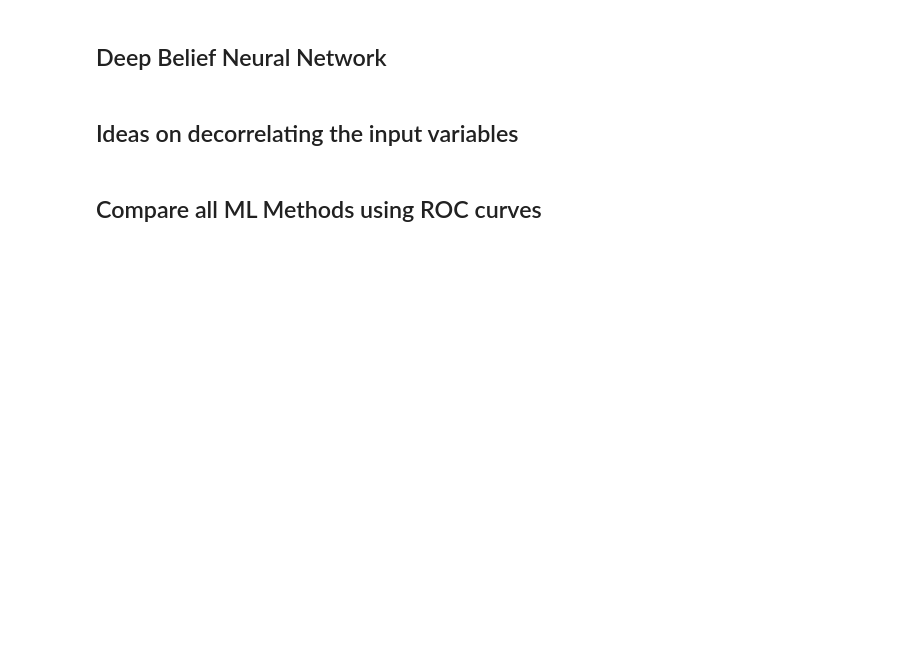
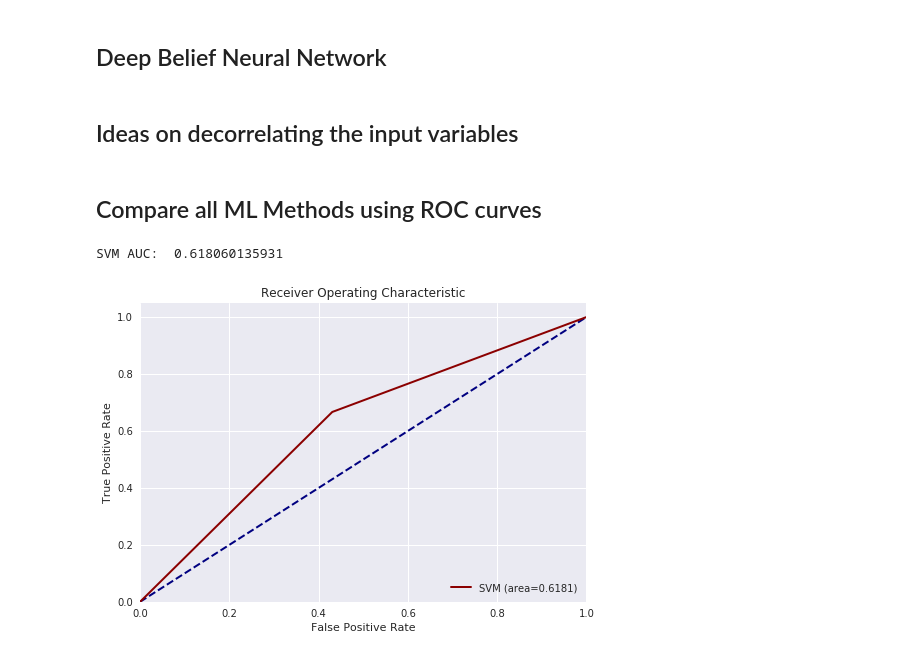
Before and after one commit to cbeiraod/LIPDataScienceSchool_2018, a Jupyter notebook: EDA.ipynb, the cells around one changed output. Saved outputs shown, nothing was run; the diff lists cells and outputs as text; code cells hidden in the pictures; blank space fills up the shorter version.

```diff
--- a/EDA.ipynb
+++ b/EDA.ipynb
@@ -497,3 +520,31 @@ dfGluonsDecorr = dfGluons.drop('isGluon',axis=1).dot(la.inv(la.cholesky(corrGluo
 dfGluonsDecorr.corr()
 # %% [markdown]
 ## Compare all ML Methods using ROC curves
+# %%
+from sklearn.metrics import roc_curve, auc
+
+plt.figure()
+lw=2
+
+plt.plot([0,1], [0,1], color='navy', lw=lw, linestyle='--')
+
+if SVM_YPred is not None:
+    #print roc_auc_score(SVM_YPred, YTest)
+
+    SVM_fpr, SVM_tpr, SVM_thresh = roc_curve(SVM_YPred, YTest)
+    SVM_auc = auc(SVM_fpr,SVM_tpr)
+
+    print "SVM AUC: ", SVM_auc
+
+    plt.plot(SVM_fpr, SVM_tpr, color='darkred', lw=lw, label="SVM (area=%0.4f)" % SVM_auc)
+
+plt.xlim([0.0, 1.0])
+plt.ylim([0.0, 1.05])
+plt.xlabel("False Positive Rate")
+plt.ylabel("True Positive Rate")
+plt.title("Receiver Operating Characteristic")
+plt.legend(loc="lower right")
+plt.show()
+# %% [output]
+SVM AUC:  0.618060135931
+[figure, added]
```
Also changed, not shown: parts of 6 cells of this notebook.
